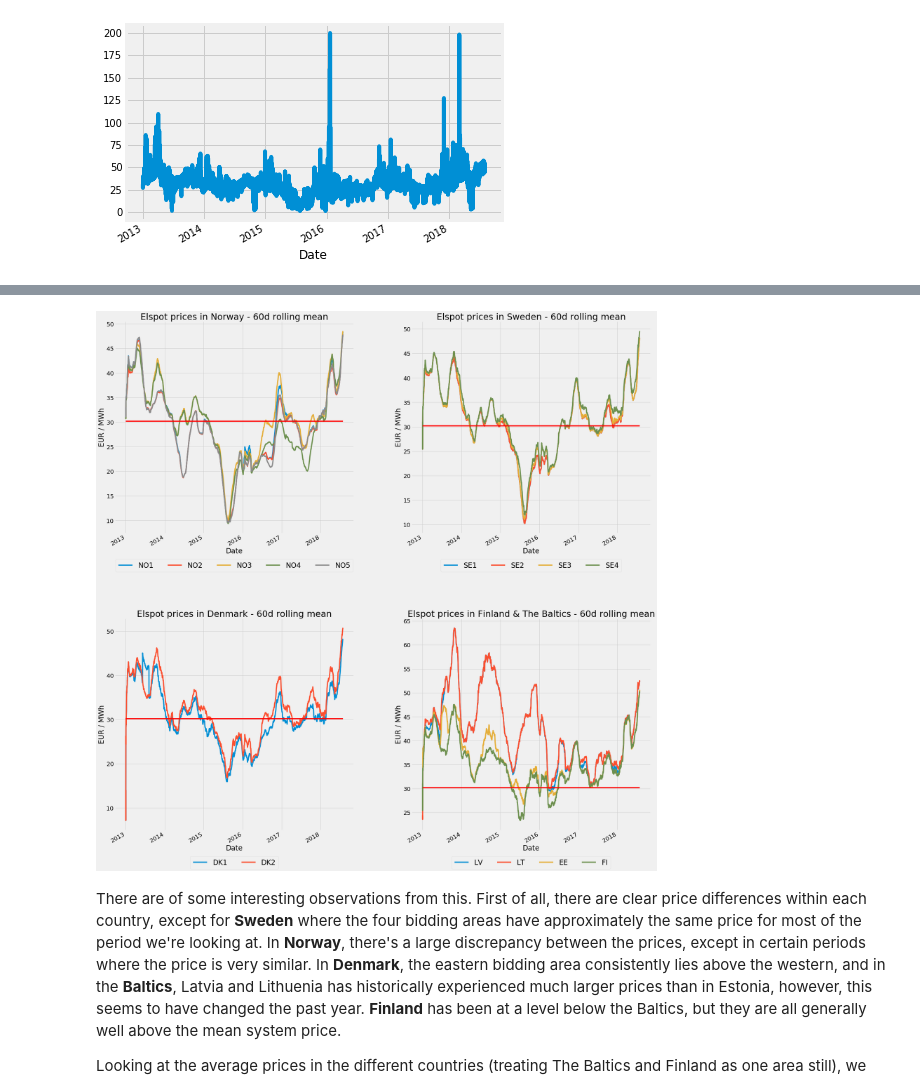
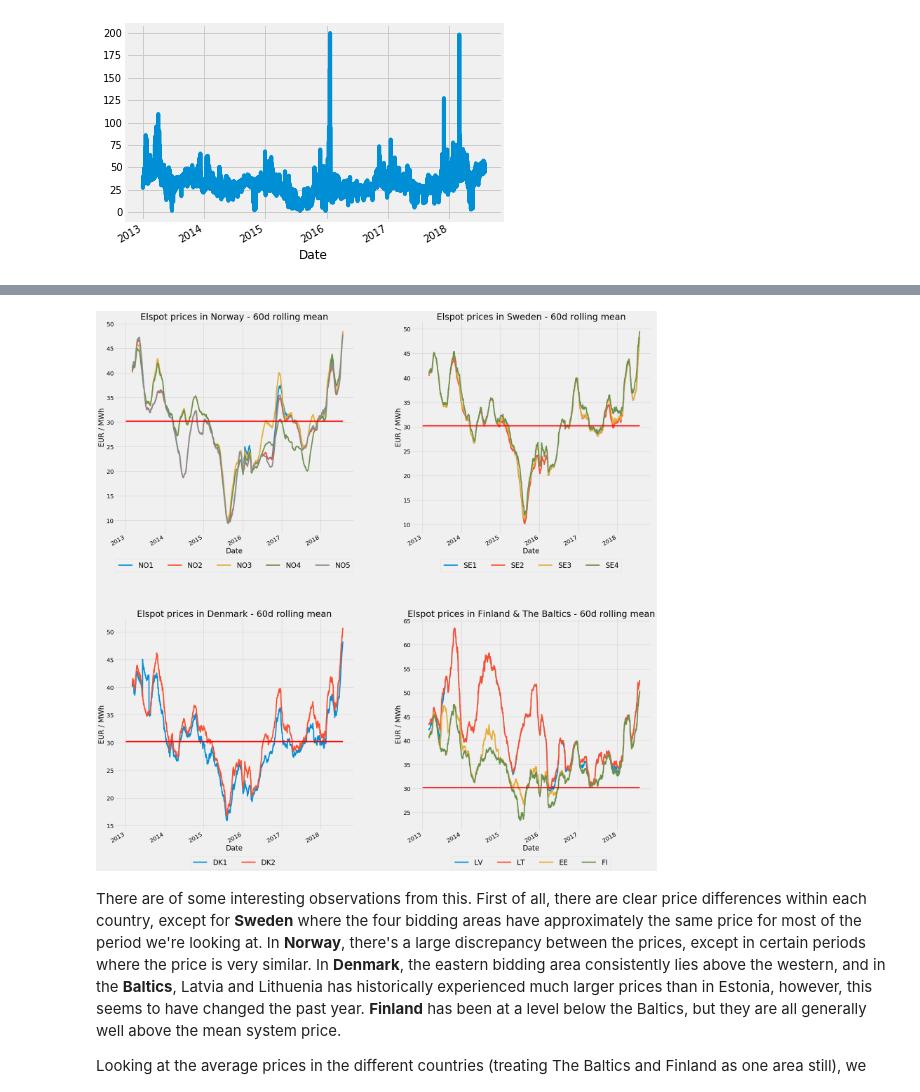
Before and after one commit to rasmusthog/nordpool-data-analysis, a Jupyter notebook: Nordpool Data Analysis.ipynb, the cells around one changed output, grey strips where cells are left out. Cells and saved outputs as stored; diff of their text form; code cells hidden in the pictures.

```diff
--- a/Nordpool Data Analysis.ipynb
+++ b/Nordpool Data Analysis.ipynb
@@ -73,9 +112,9 @@ denmark = ["DK1", "DK2"]
 baltics_fin = ["LV", "LT", "EE", "FI"]
 
 
-# Make 60 day moving window average of prices to smooth out the curves
-elspot_df_smoothed = elspot_df.rolling("60d").mean()
-
+# Make 60 day moving window average of prices to smooth out the curves.
+# Requiring the mean to be made up of 2 months of observations.
+elspot_df_smoothed = elspot_df.rolling("60d", min_periods=1439).mean()
 
 # Plot Norway
 plt.subplot(2,2,1)
@@ -117,34 +156,34 @@ for zone in denmark:
     #ax.set_ylim([0, 120]) # trying to avoid the large peaks
 
 
 ax.legend(loc='lower center', bbox_to_anchor=(0.5, -0.2), ncol=5, fontsize=24)
 ax.set_ylabel("EUR / MWh", fontsize=24)
 ax.set_xlabel("Date", fontsize=24)
 ax.tick_params(axis="both", labelsize=20)
 elspot_df["SYS_mean"] = elspot_df["SYS"].mean()
 ax.plot(elspot_df["SYS_mean"], color="r")
 ax.set_title("Elspot prices in Denmark - 60d rolling mean", fontsize=30)
 
 # Plot Baltics & Finland
 plt.subplot(2,2,4)
 
 for zone in baltics_fin:
     ax = elspot_df_smoothed[zone].plot(linewidth=4, figsize=(30,30))
     #ax.set_ylim([0, 120]) # trying to avoid the large peaks
 
 
 ax.legend(loc='lower center', bbox_to_anchor=(0.5, -0.2), ncol=5, fontsize=24)
 ax.set_ylabel("EUR / MWh", fontsize=24)
 ax.set_xlabel("Date", fontsize=24)
 ax.tick_params(axis="both", labelsize=20)
 elspot_df["SYS_mean"] = elspot_df["SYS"].mean()
 ax.plot(elspot_df["SYS_mean"], color="r")
 ax.set_title("Elspot prices in Finland & The Baltics - 60d rolling mean", fontsize=30)
 
 
 plt.tight_layout(pad=10)
 # %% [output]
-[figure, old version]
+[figure, new version]
 # %% [markdown]
 There are of some interesting observations from this. First of all, there are clear price differences within each country, except for **Sweden** where the four bidding areas have approximately the same price for most of the period we're looking at. In **Norway**, there's a large discrepancy between the prices, except in certain periods where the price is very similar. In **Denmark**, the eastern bidding area consistently lies above the western, and in the **Baltics**, Latvia and Lithuenia has historically experienced much larger prices than in Estonia, however, this seems to have changed the past year. **Finland** has been at a level below the Baltics, but they are all generally well above the mean system price.
 
```
Also changed, not shown: parts of 7 cells of this notebook.
